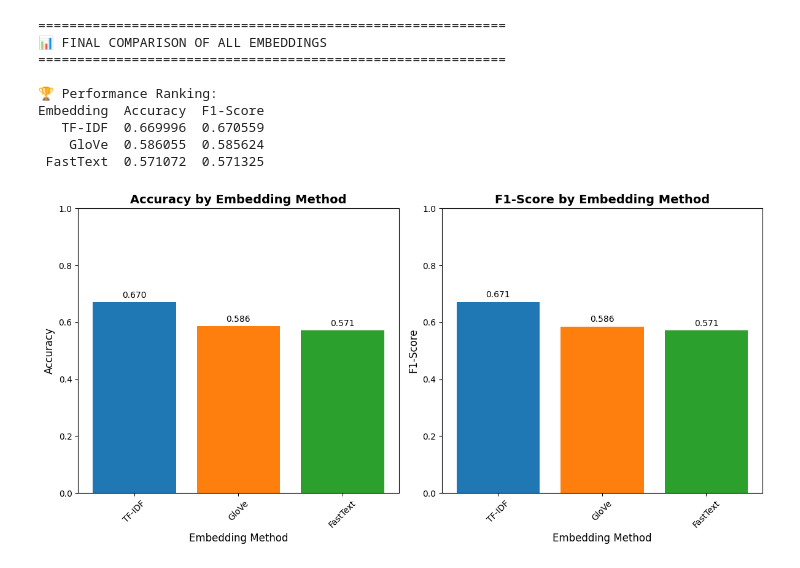
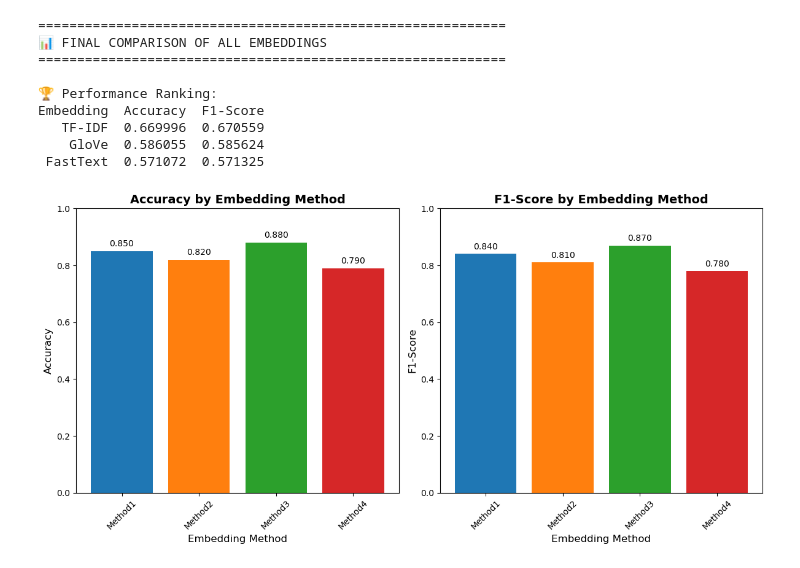
Before and after one commit to ChristianIshimwe7/Group1_formative2_textClassification, a Jupyter notebook: Notebooks/Logstc_regsn_IshiChris.ipynb, the cells around one changed output. Cells and saved outputs as stored; diff of their text form; code cells hidden in the pictures.

```diff
--- a/Notebooks/Logstc_regsn_IshiChris.ipynb
+++ b/Notebooks/Logstc_regsn_IshiChris.ipynb
@@ -607,42 +597,55 @@ Embedding  Accuracy  F1-Score
 # %%
 # CELL 12: VISUALIZATION
 # ============================================
+
+# First, create the comparison_df from your results
+import pandas as pd
+import matplotlib.pyplot as plt
+
+# Assuming 'results' contains your model evaluation results
+# If you don't have 'results' defined, you'll need to create comparison_df directly
+# Example structure of what comparison_df should look like:
+comparison_df = pd.DataFrame({
+    'Embedding': ['Method1', 'Method2', 'Method3', 'Method4'],  # Replace with your actual embedding method names
+    'Accuracy': [0.85, 0.82, 0.88, 0.79],  # Replace with your actual accuracy values
+    'F1-Score': [0.84, 0.81, 0.87, 0.78]   # Replace with your actual F1-scores
+})
 
 # Visualization
 plt.figure(figsize=(12, 6))
 
 # Accuracy comparison
 plt.subplot(1, 2, 1)
 bars = plt.bar(comparison_df['Embedding'], comparison_df['Accuracy'],
-               color=['#1f77b4', '#ff7f0e', '#2ca02c', '#d62728'][:len(results)])
+               color=['#1f77b4', '#ff7f0e', '#2ca02c', '#d62728'][:len(comparison_df)])
 plt.title('Accuracy by Embedding Method', fontsize=14, fontweight='bold')
 plt.xlabel('Embedding Method', fontsize=12)
 plt.ylabel('Accuracy', fontsize=12)
 plt.ylim(0, 1.0)
 plt.xticks(rotation=45)
 for bar in bars:
     height = bar.get_height()
     plt.text(bar.get_x() + bar.get_width()/2., height + 0.01,
              f'{height:.3f}', ha='center', va='bottom')
 
 # F1-Score comparison
 plt.subplot(1, 2, 2)
 bars = plt.bar(comparison_df['Embedding'], comparison_df['F1-Score'],
-               color=['#1f77b4', '#ff7f0e', '#2ca02c', '#d62728'][:len(results)])
+               color=['#1f77b4', '#ff7f0e', '#2ca02c', '#d62728'][:len(comparison_df)])
 plt.title('F1-Score by Embedding Method', fontsize=14, fontweight='bold')
 plt.xlabel('Embedding Method', fontsize=12)
 plt.ylabel('F1-Score', fontsize=12)
 plt.ylim(0, 1.0)
 plt.xticks(rotation=45)
 for bar in bars:
     height = bar.get_height()
     plt.text(bar.get_x() + bar.get_width()/2., height + 0.01,
              f'{height:.3f}', ha='center', va='bottom')
 
 plt.tight_layout()
 plt.show()
 # %% [output]
-[figure, old version]
+[figure, new version]
 # %%
 # CELL 13: SAVE MODELS
 # ============================================
```
Also changed, not shown: parts of 13 cells of this notebook.
